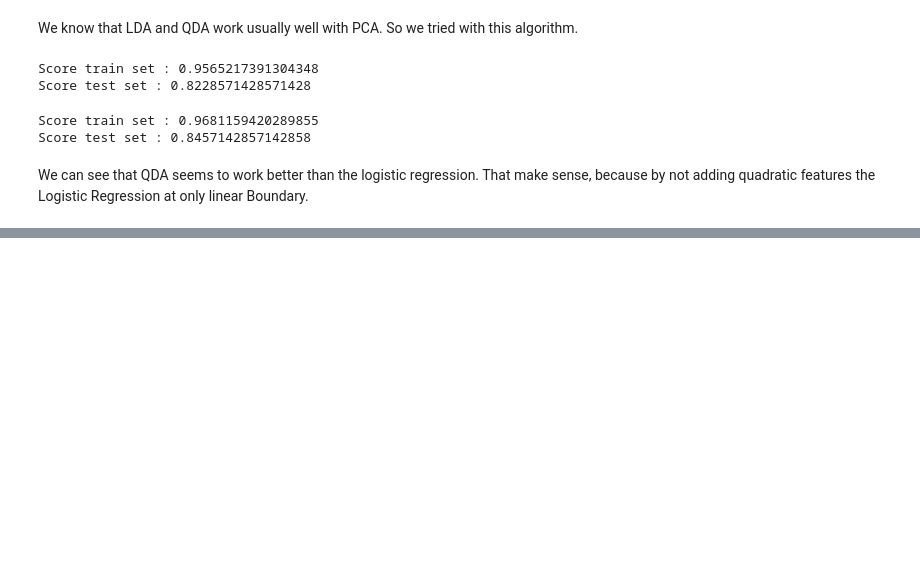
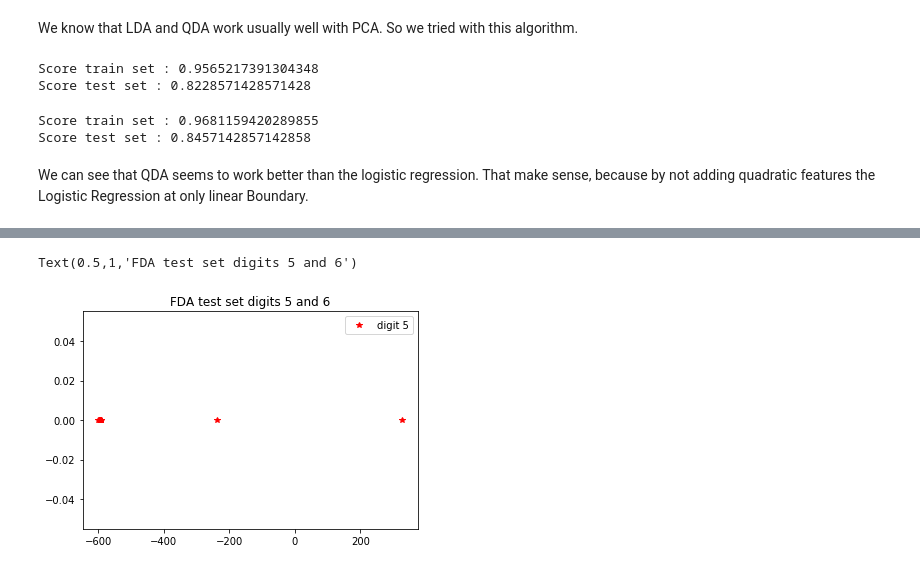
Before and after one commit to cindytrinh/PCA, a Jupyter notebook: TNE2_PCA.ipynb, the cells around one changed output, grey strips where cells are left out. Saved outputs shown, nothing was run; the diff lists cells and outputs as text; code cells hidden in the pictures; blank space fills up the shorter version.

```diff
--- a/TNE2_PCA.ipynb
+++ b/TNE2_PCA.ipynb
@@ -373,0 +401,12 @@ http://scikit-learn.org/stable/auto_examples/decomposition/plot_faces_decomposit
+# %%
+projections_test = np.dot(x_test_brut,w.T)
+N_test_5 = (class_test==0).shape[0]
+mask5=(class_test==0).reshape((875,))
+
+plt.plot(projections_test[:(556-145)],np.zeros((556-145)),'r*',label = "digit 5")
+#plt.plot(projections_test[145:],np.zeros((200)),'b*', label = "digit 6")
+plt.legend()
+plt.title("FDA test set digits 5 and 6")
+# %% [output]
+Text(0.5,1,'FDA test set digits 5 and 6')
+[figure, added]
```
Also changed, not shown: parts of 9 cells of this notebook.
